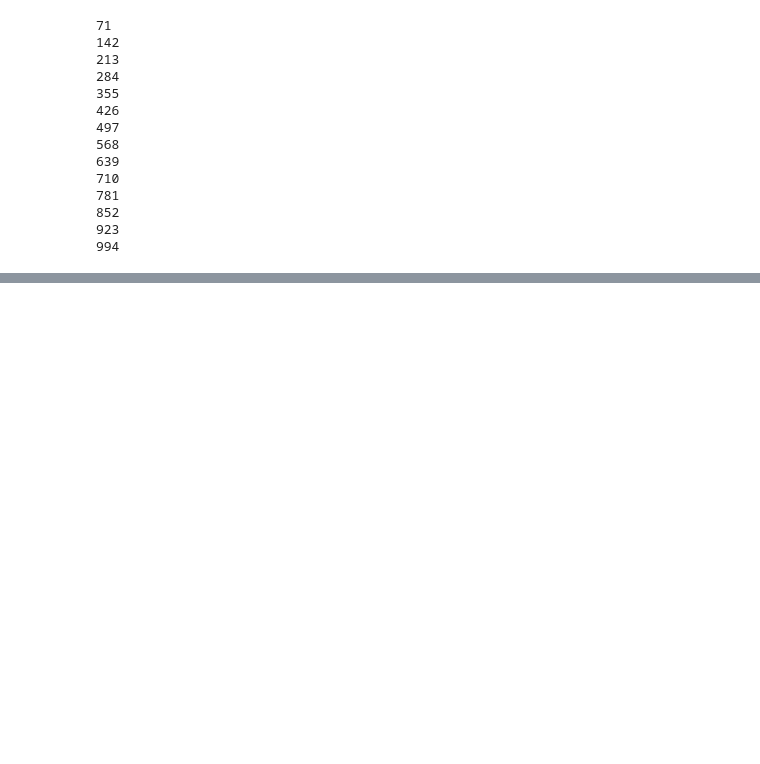
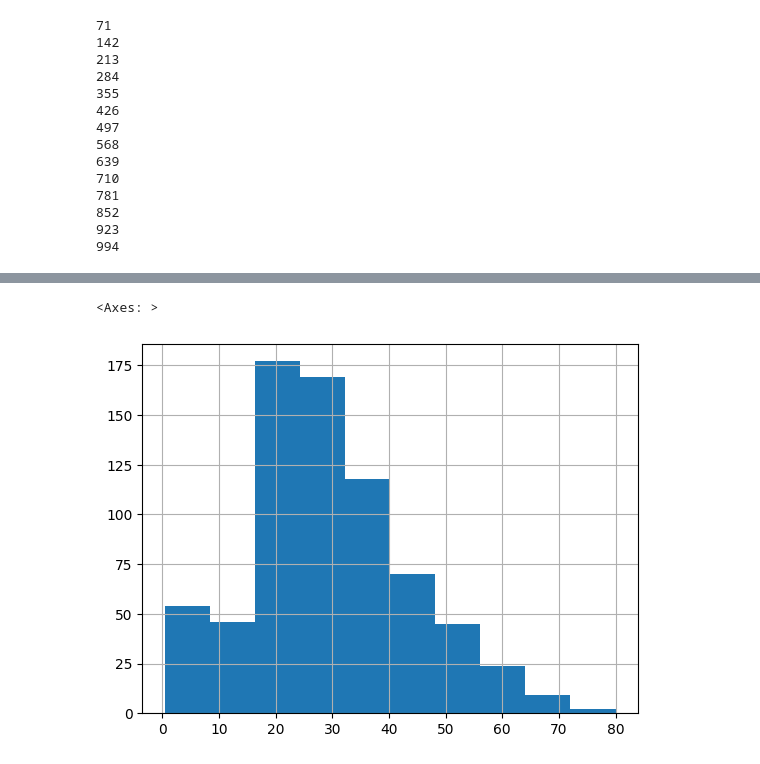
Before and after one commit to AlexisSalazarRodriguez/Machine_Learning, a Jupyter notebook: python.ipynb, the cells around one changed output, grey strips where cells are left out. Drawn from its saved outputs; the diff is of its cells as text; code cells hidden in the pictures; blank space fills up the shorter version.

```diff
--- a/python.ipynb
+++ b/python.ipynb
@@ -70,0 +78,2 @@ for i in range(1,1000):
+# %%
+pddf = pd.read_csv('train.csv')
@@ -70,0 +176,5 @@ for i in range(1,1000):
+# %%
+pddf.Age.hist(bins=10)
+# %% [output]
+<Axes: >
+[figure, added]
```
Also changed, not shown: parts of 14 cells of this notebook.
